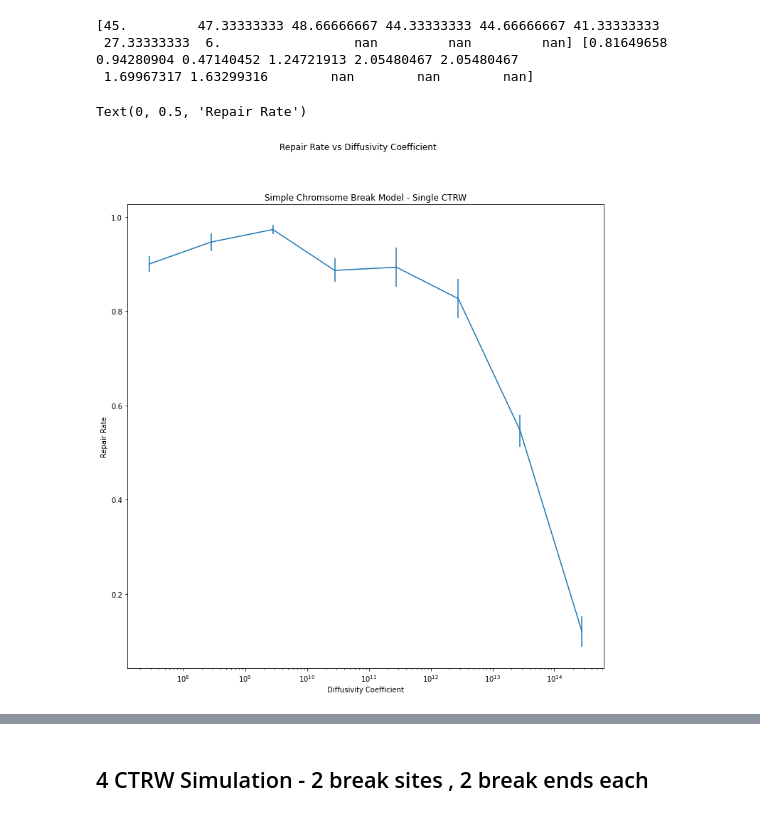
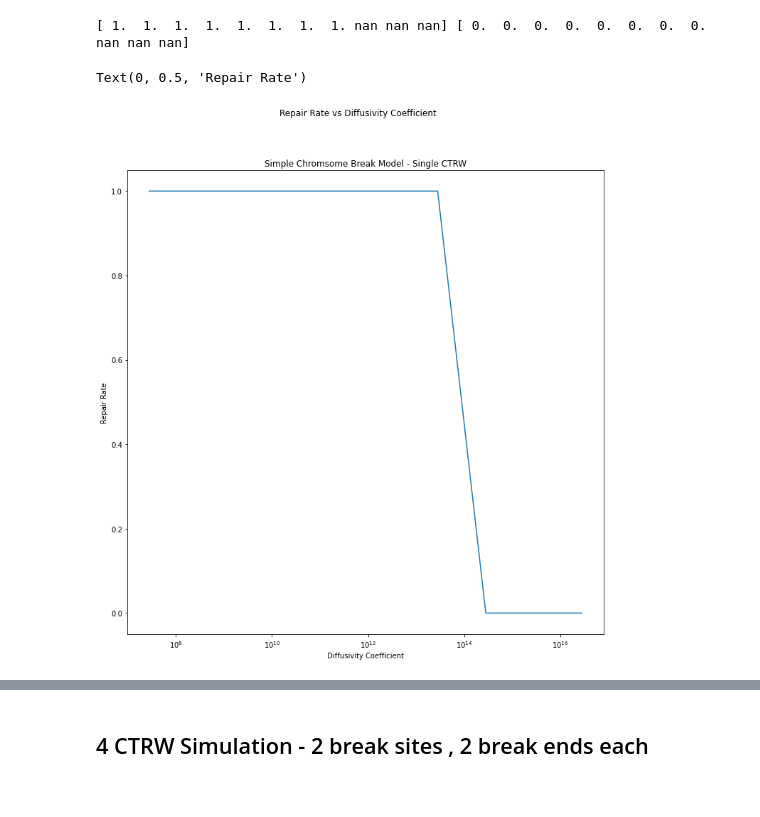
Before and after one commit to MilaJ1/MPhys-Sem-2, a Jupyter notebook: CTRW_with_repair_v3.2.ipynb, the cells around one changed output, grey strips where cells are left out. Saved outputs shown, nothing was run; the diff lists cells and outputs as text; code cells hidden in the pictures.

```diff
--- a/CTRW_with_repair_v3.2.ipynb
+++ b/CTRW_with_repair_v3.2.ipynb
@@ -416,7 +416,7 @@ interaction_probability = 1
 alpha = 0.5
 D = 2.8e11  # nm^2/s
 jump_t = 1e-12  # jump time in s
-min_t = 0.1  # minimum waiting time in s
+min_t = 0.001  # minimum waiting time in s
 run_t = 86400  # simulation run time in s
 delay_t = 2.5  # initial delay time in s
 
@@ -589,5 +589,5 @@ def ctrw_interaction_mc_D_r(nsamples_per_D, repeats, separations, diff_coeffs, d
 D_vals = 2.8*np.logspace(7,17,num=11)
 # repair_avgs,repair_stds = ctrw_interaction_mc_D(50,3,[(0,0,0),(0,0,i1)], D_vals, jump_t, run_t, min_t, 0.5,
 #                                                 interaction_range)
-repair_avgs,repair_stds = ctrw_interaction_mc_D(50,3,[(0,0,0),(0,0,interaction_range*1)], D_vals, jump_t, run_t, min_t, 0.5,
+repair_avgs,repair_stds = ctrw_interaction_mc_D(1,100,[(0,0,0),(0,0,0)], D_vals, jump_t, run_t, min_t, 0.5,
                                                 interaction_range, delay_t)
@@ -594,17 +629,17 @@ repair_avgs,repair_stds = ctrw_interaction_mc_D(50,3,[(0,0,0),(0,0,interaction_r
 # %%
 print(repair_avgs,repair_stds)
 # %% [output]
-[45.         47.33333333 48.66666667 44.33333333 44.66666667 41.33333333
- 27.33333333  6.                 nan         nan         nan] [0.81649658 0.94280904 0.47140452 1.24721913 2.05480467 2.05480467
- 1.69967317 1.63299316        nan        nan        nan]
+[ 1.  1.  1.  1.  1.  1.  1.  1. nan nan nan] [ 0.  0.  0.  0.  0.  0.  0.  0. nan nan nan]
+# %%
+repair_avgs[-4:-1] =0,0,0
 # %%
 fig,ax = plt.subplots(figsize=(12,12))
 plt.suptitle('Repair Rate vs Diffusivity Coefficient')
 plt.title('Simple Chromsome Break Model - Single CTRW')
-plt.errorbar(x=D_vals,y=repair_avgs/50,yerr=repair_stds/50)
+plt.errorbar(x=D_vals,y=repair_avgs,yerr=repair_stds)
 ax.set_xscale('log')
 ax.set_xlabel('Diffusivity Coefficient')
 ax.set_ylabel('Repair Rate')
 # %% [output]
 Text(0, 0.5, 'Repair Rate')
-[figure, old version]
+[figure, new version]
```
Also changed, not shown: parts of 27 cells of this notebook.
